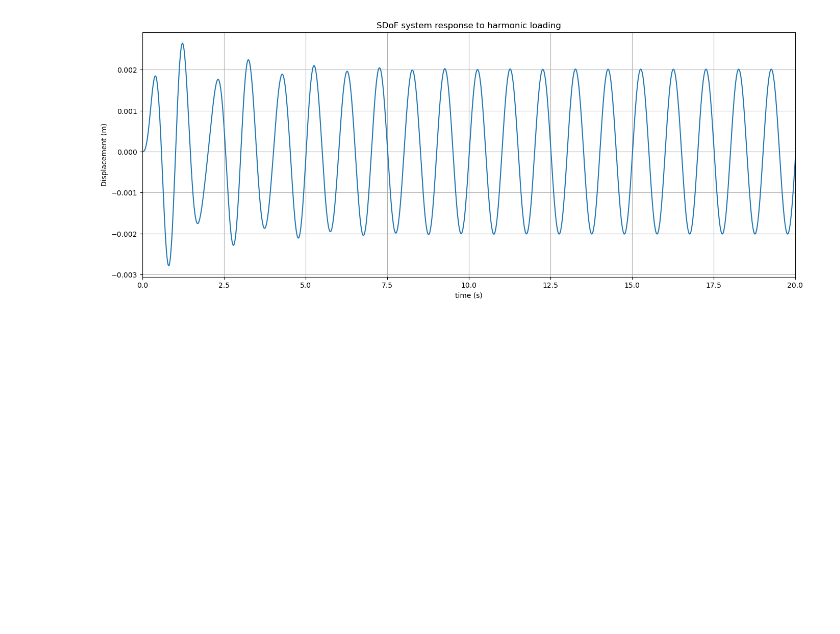
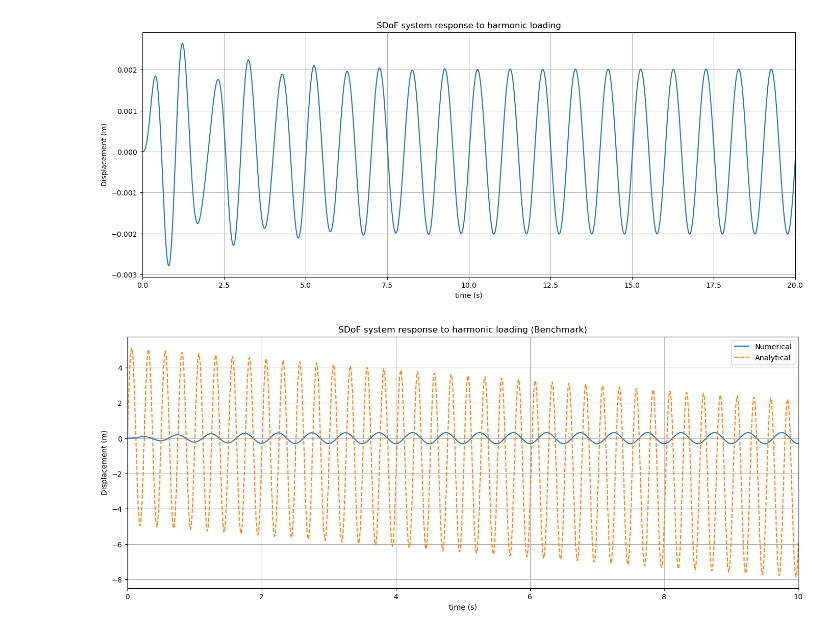
Before and after one commit to fkboateng/crowd_vibration_with_duhamel_integral, a Jupyter notebook: Duhamel_num_soln.ipynb, the cells around one changed output. Saved outputs shown, nothing was run; the diff lists cells and outputs as text; code cells hidden in the pictures; blank space fills up the shorter version.

```diff
--- a/Duhamel_num_soln.ipynb
+++ b/Duhamel_num_soln.ipynb
@@ -125,3 +125,59 @@ plt.grid()
 plt.show()
 # %% [output]
 [figure]
+# %%
+import numpy as np
+import math
+import matplotlib.pyplot as plt
+
+# Define system parameters for the benchmark
+m = 1.0         # Mass (kg)
+xi = 0.1        # Damping ratio
+f = 2.0         # Frequency of excitation (Hz)
+wn = 2 * math.pi * f
+wd = wn * math.sqrt(1 - xi**2)  # Damped natural frequency
+
+# Time parameters
+tMax = 10.0     # Maximum time (s)
+delT = 0.01     # Time step (s)
+time = np.arange(0, tMax + delT, delT)  # Time vector
+
+# Define excitation force for the benchmark
+f_force = 2.0   # Frequency of the force (Hz)
+wf = 2 * math.pi * f_force
+P = 10.0         # Force amplitude (N)
+force = P * np.sin(wf * time)  # Force vector
+
+# Define the Duhamel integration function
+#def Duhamel(T, F):
+    # ... (same code as before)
+
+# Compute the system response using Duhamel integration
+response = Duhamel(T=time, F=force)
+
+# Analytical solution for comparison
+phi = math.atan2(2 * xi * wn, wn - wd)
+analytical_response = (P / (m * math.sqrt(1 - xi**2))) * np.sin(wd * time) * np.sin(wf * time + phi)
+
+# Create a plot to visualize the system response and analytical solution
+fig = plt.figure()
+axes = fig.add_axes([0.1, 0.1, 2, 1])
+axes.plot(time, response, label='Numerical')
+axes.plot(time, analytical_response, label='Analytical', linestyle='--')
+
+# Configure plot labels and title
+axes.set_xlabel('time (s)')
+axes.set_ylabel('Displacement (m)')
+axes.set_title('SDoF system response to harmonic loading (Benchmark)')
+axes.set_xlim([0, tMax])
+
+# Add a legend to the plot
+plt.legend()
+
+# Add grid lines to the plot
+plt.grid()
+
+# Display the plot
+plt.show()
+# %% [output]
+[figure, added]
```
